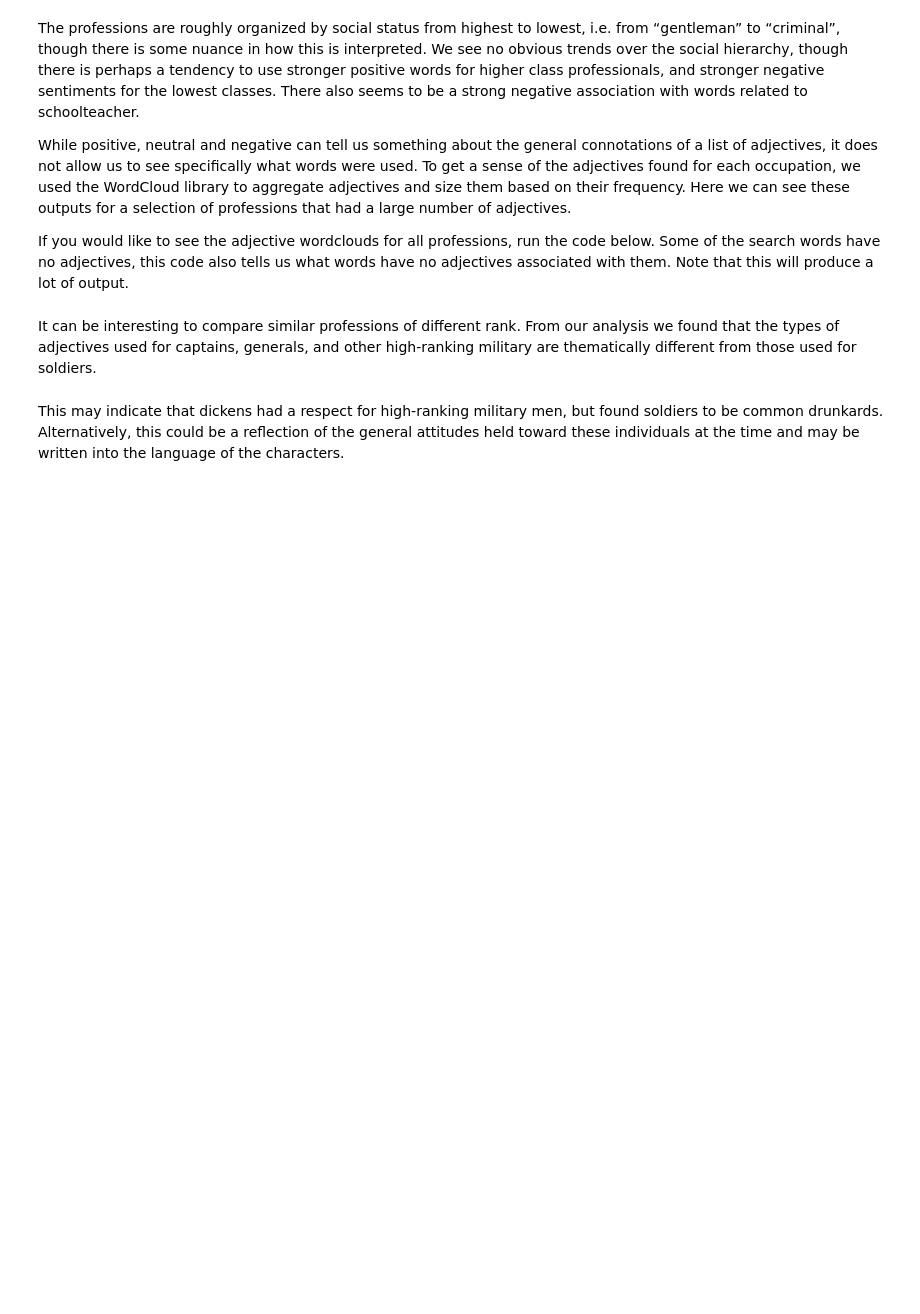
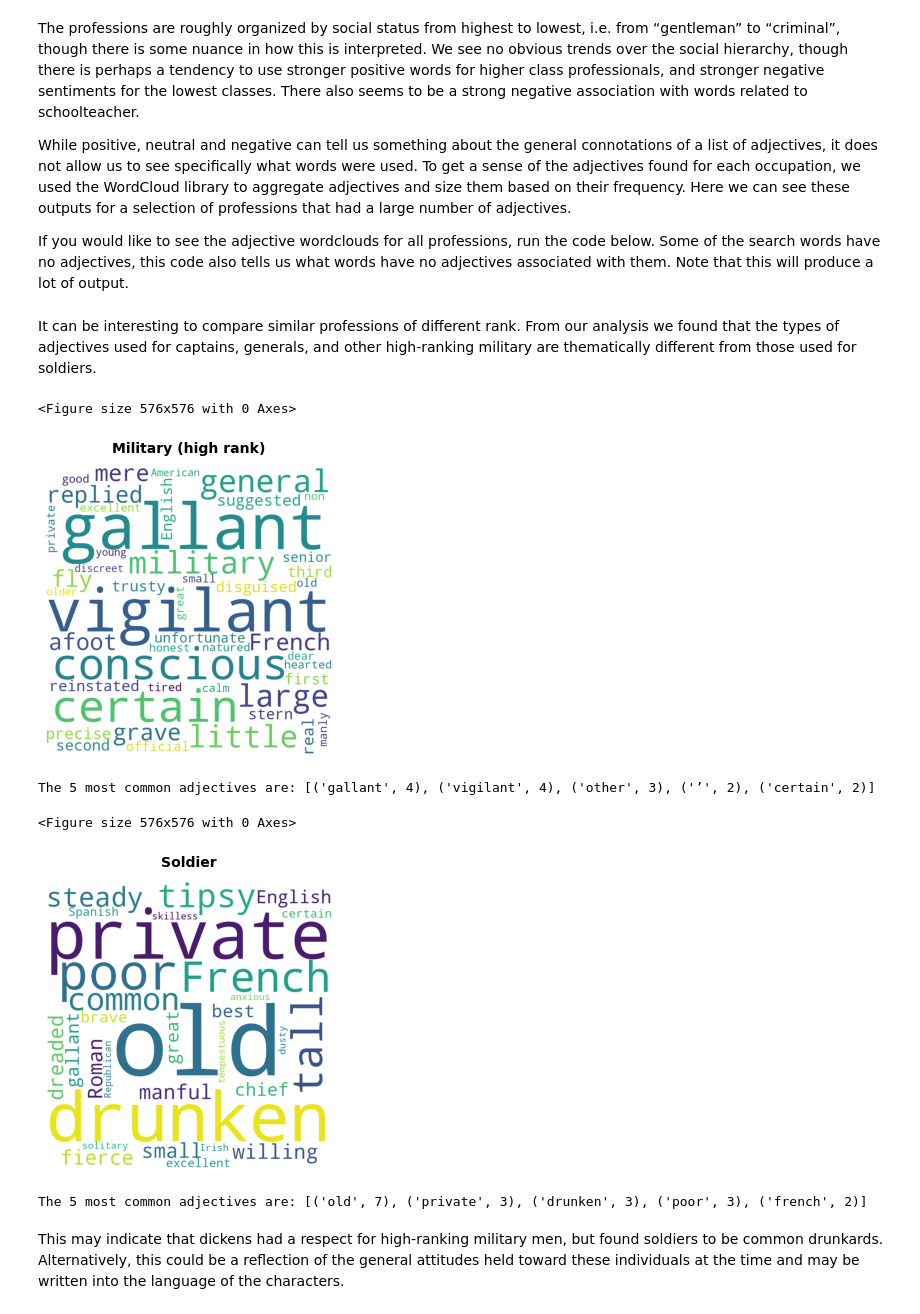
Before and after one commit to olincollege/Dickens-opinions-analysis, a Jupyter notebook: Computational_Essay.ipynb, the cells around one changed output. Drawn from its saved outputs; the diff is of its cells as text; code cells hidden in the pictures; blank space fills up the shorter version.

```diff
--- a/Computational_Essay.ipynb
+++ b/Computational_Essay.ipynb
@@ -106,6 +101,14 @@ make_word_clouds_all_categories()
 It can be interesting to compare similar professions of different rank. From our analysis we found that the types of adjectives used for captains, generals, and other high-ranking military are thematically different from those used for soldiers.
 # %%
 # WordCloud for High rank military versus soldier
+make_word_clouds_specific_categories([6,8])
+# %% [output]
+<Figure size 576x576 with 0 Axes>
+[figure, added]
+The 5 most common adjectives are: [('gallant', 4), ('vigilant', 4), ('other', 3), ('’', 2), ('certain', 2)]
+<Figure size 576x576 with 0 Axes>
+[figure, added]
+The 5 most common adjectives are: [('old', 7), ('private', 3), ('drunken', 3), ('poor', 3), ('french', 2)]
 # %% [markdown]
 This may indicate that dickens had a respect for high-ranking military men, but found soldiers to be common drunkards. Alternatively, this could be a reflection of the general attitudes held toward these individuals at the time and may be written into the language of the characters.
 # %%
```
Also changed, not shown: parts of 5 cells of this notebook.
